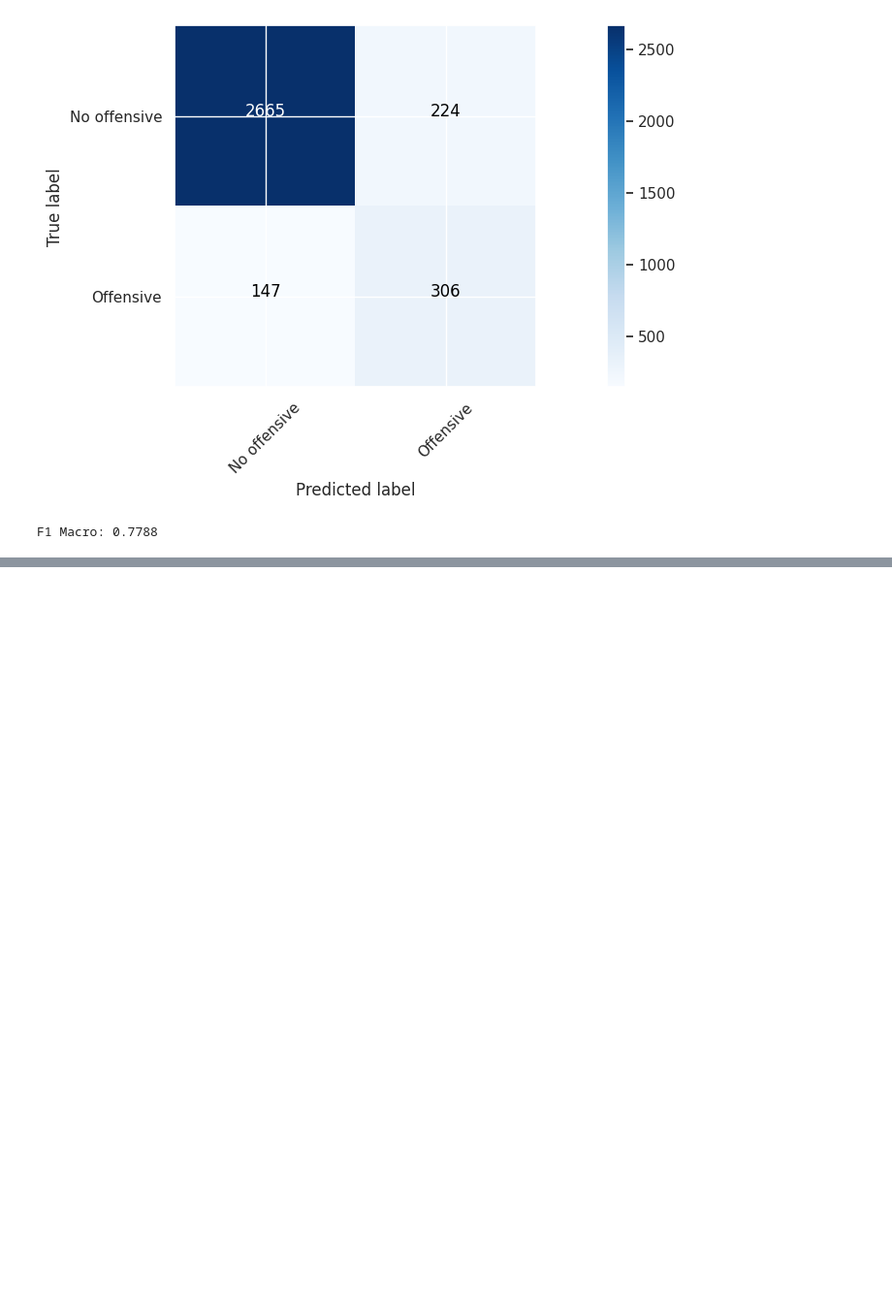
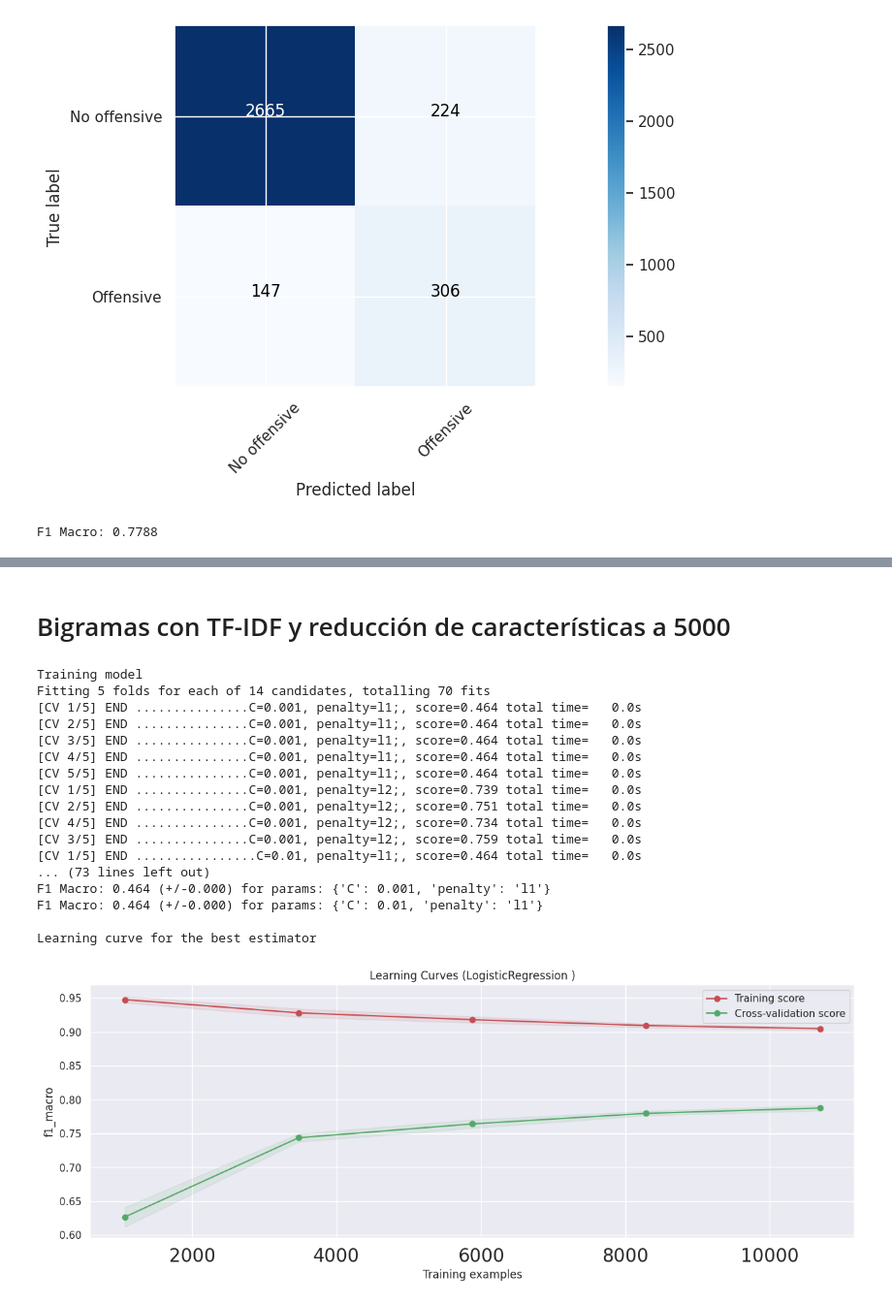
Before and after one commit to jeferal/nn_notebooks, a Jupyter notebook: final/intro_ml.ipynb, the cells around one changed output, grey strips where cells are left out. Shown at 97% size. Cells and saved outputs as stored; diff of their text form; code cells hidden in the pictures; blank space fills up the shorter version.

```diff
--- a/final/intro_ml.ipynb
+++ b/final/intro_ml.ipynb
@@ -866,0 +901,31 @@ F1 Macro: 0.7788
+# %% [markdown]
+# Bigramas con TF-IDF y reducción de características a 5000
+# %%
+bigram_tfidf_chi2_vect = TfidfVectorizer(norm="l2", ngram_range=(1,2))
+train_text_bigram_tfidf_chi2_features = bigram_tfidf_chi2_vect.fit_transform(X_train.clean_comment)
+test_text_bigram_tfidf_chi2_features = bigram_tfidf_chi2_vect.transform(X_test.clean_comment)
+
+ch2 = SelectKBest(chi2, k=5000)
+train_text_bigram_tfidf_chi2_features = ch2.fit_transform(train_text_bigram_tfidf_chi2_features, y_train)
+test_text_bigram_tfidf_chi2_features = ch2.transform(test_text_bigram_tfidf_chi2_features)
+
+max_ent_bigram_tfidf_chi2_cls = train_and_evaluate_classifier(train_text_bigram_tfidf_chi2_features, encoded_y_train, LogisticRegression(solver='liblinear', class_weight='balanced'), max_ent_grid)
+# %% [output]
+Training model
+Fitting 5 folds for each of 14 candidates, totalling 70 fits
+[CV 1/5] END ...............C=0.001, penalty=l1;, score=0.464 total time=   0.0s
+[CV 2/5] END ...............C=0.001, penalty=l1;, score=0.464 total time=   0.0s
+[CV 3/5] END ...............C=0.001, penalty=l1;, score=0.464 total time=   0.0s
+[CV 4/5] END ...............C=0.001, penalty=l1;, score=0.464 total time=   0.0s
+[CV 5/5] END ...............C=0.001, penalty=l1;, score=0.464 total time=   0.0s
+[CV 1/5] END ...............C=0.001, penalty=l2;, score=0.739 total time=   0.0s
+[CV 2/5] END ...............C=0.001, penalty=l2;, score=0.751 total time=   0.0s
+[CV 4/5] END ...............C=0.001, penalty=l2;, score=0.734 total time=   0.0s
+[CV 3/5] END ...............C=0.001, penalty=l2;, score=0.759 total time=   0.0s
+[CV 1/5] END ................C=0.01, penalty=l1;, score=0.464 total time=   0.0s
+... (73 lines left out)
+F1 Macro: 0.464 (+/-0.000) for params: {'C': 0.001, 'penalty': 'l1'}
+F1 Macro: 0.464 (+/-0.000) for params: {'C': 0.01, 'penalty': 'l1'}
+
+Learning curve for the best estimator
+[figure, added]
```
Also changed, not shown: parts of 11 cells of this notebook.
